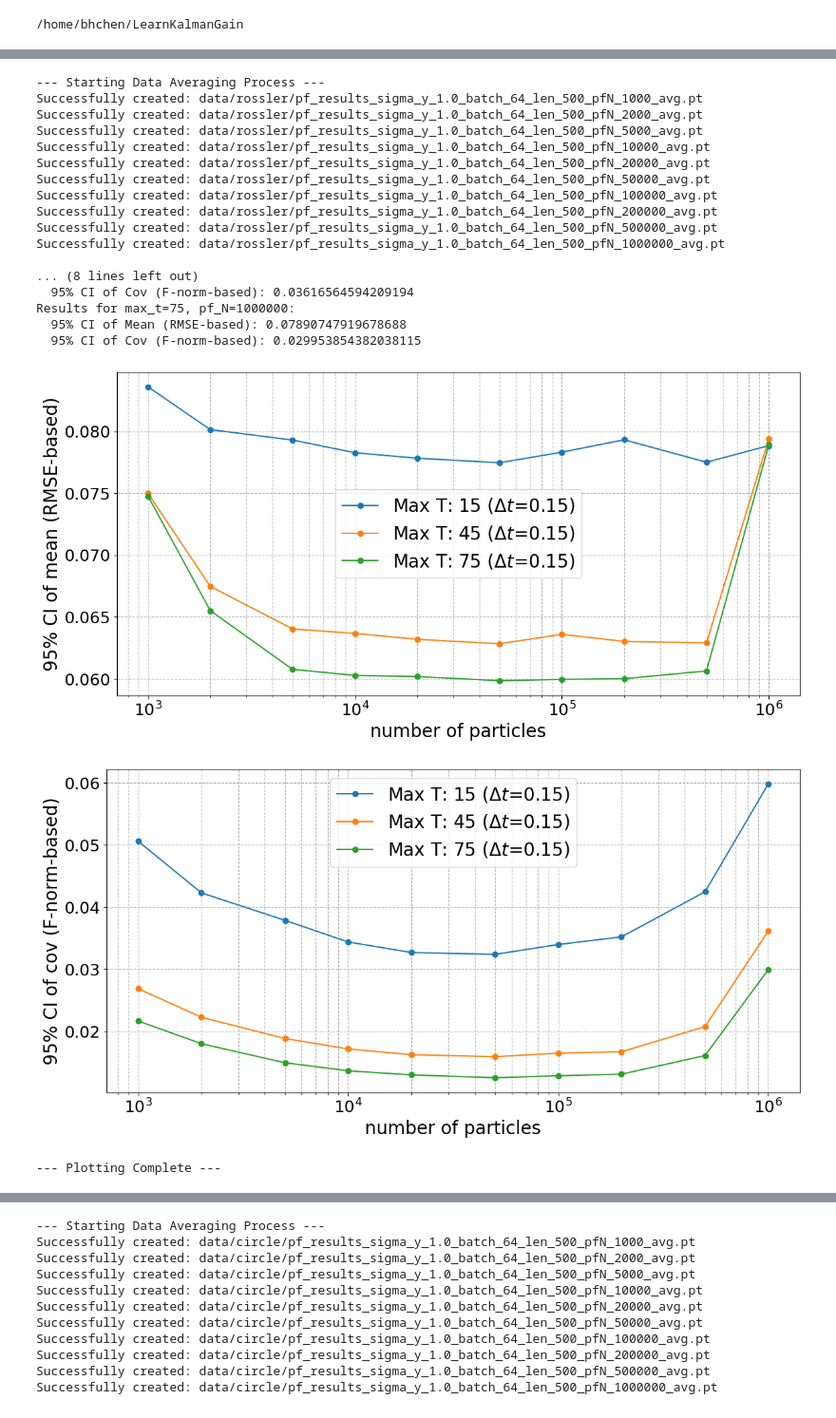
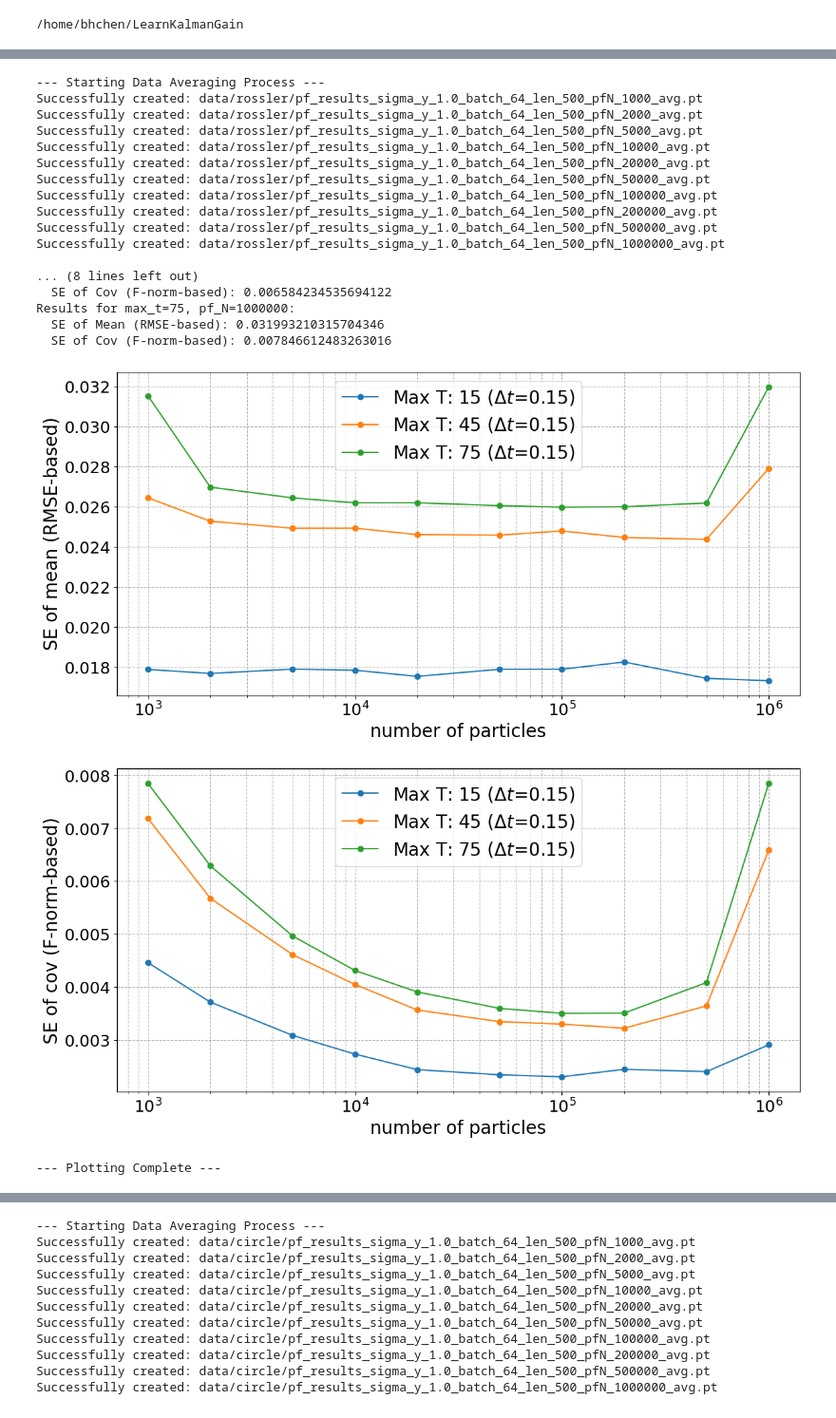
Before and after one commit to wispcarey/Proper-Scoring-Ensemble-Filter, a Jupyter notebook: test_notebooks/pf_exam.ipynb, the cells around one changed output, grey strips where cells are left out. Shown at 95% size. Drawn from its saved outputs; the diff is of its cells as text; code cells hidden in the pictures.

```diff
--- a/test_notebooks/pf_exam.ipynb
+++ b/test_notebooks/pf_exam.ipynb
@@ -52,7 +52,7 @@ for pf_N in pf_N_list:
 print("\n--- Data Averaging Complete ---\n")
 
 
-# --- Part 2: Calculate 95% CI and Plot Results ---
+# --- Part 2: Calculate SE and Plot Results ---
 print("--- Starting Plotting Process ---")
 
 fig1 = plt.figure(figsize=(12, 6))
@@ -65,8 +65,8 @@ ax2.set_xscale('log')
 num_seeds = len(seed_list)
 
 for max_t in max_t_list:
-    ci_95_mean_list = []
-    ci_95_cov_list = []
+    SE_mean_list = []
+    SE_cov_list = []
     for pf_N in pf_N_list:
         mean_list = []
         cov_list =[]
@@ -83,31 +83,31 @@ for max_t in max_t_list:
         error_mean = mean_tensor - avg_mean_across_seeds
         rmse_tensor = torch.sqrt(torch.mean(error_mean**2, dim=-1))
         se_of_rmse = torch.std(rmse_tensor, dim=0) / math.sqrt(num_seeds)
-        ci_95_mean_list.append(1.96 * se_of_rmse.mean().item())
+        SE_mean_list.append( se_of_rmse.mean().item())
 
         avg_cov_across_seeds = torch.mean(cov_tensor, dim=0, keepdim=True)
         error_cov = cov_tensor - avg_cov_across_seeds
         fnorm_tensor = torch.linalg.norm(error_cov, ord='fro', dim=(-2, -1))
         se_of_fnorm = torch.std(fnorm_tensor, dim=0) / math.sqrt(num_seeds)
-        ci_95_cov_list.append(1.96 * se_of_fnorm.mean().item())
+        SE_cov_list.append( se_of_fnorm.mean().item())
 
         max_T = int(max_t * 0.15)
         if pf_N == 1000000:
             print(f"Results for max_t={max_T}, pf_N={pf_N}:")
-            print(f"  95% CI of Mean (RMSE-based): {ci_95_mean_list[-1]}")
-            print(f"  95% CI of Cov (F-norm-based): {ci_95_cov_list[-1]}")
+            print(f"  SE of Mean (RMSE-based): {SE_mean_list[-1]}")
+            print(f"  SE of Cov (F-norm-based): {SE_cov_list[-1]}")
 
-    ax1.plot(pf_N_list, ci_95_mean_list, marker='o', linestyle='-', label=fr"Max T: {max_T} ($\Delta t$=0.15)")
-    ax2.plot(pf_N_list, ci_95_cov_list, marker='o', linestyle='-', label=fr"Max T: {max_T} ($\Delta t$=0.15)")
+    ax1.plot(pf_N_list, SE_mean_list, marker='o', linestyle='-', label=fr"Max T: {max_T} ($\Delta t$=0.15)")
+    ax2.plot(pf_N_list, SE_cov_list, marker='o', linestyle='-', label=fr"Max T: {max_T} ($\Delta t$=0.15)")
 
 ax1.set_xlabel("number of particles", fontsize=20)
-ax1.set_ylabel("95% CI of mean (RMSE-based)", fontsize=20)
+ax1.set_ylabel("SE of mean (RMSE-based)", fontsize=20)
 ax1.legend(fontsize=20)
 ax1.tick_params(axis='both', which='major', labelsize=18)
 ax1.grid(True, which="both", ls="--")
 
 ax2.set_xlabel("number of particles", fontsize=20)
-ax2.set_ylabel("95% CI of cov (F-norm-based)", fontsize=20)
+ax2.set_ylabel("SE of cov (F-norm-based)", fontsize=20)
 ax2.legend(fontsize=20)
 ax2.tick_params(axis='both', which='major', labelsize=18)
 ax2.grid(True, which="both", ls="--")
@@ -189,7 +189,7 @@ for pf_N in pf_N_list:
 print("\n--- Data Averaging Complete ---\n")
 
 
-# --- Part 2: Calculate 95% CI and Plot Results ---
+# --- Part 2: Calculate SE and Plot Results ---
 print("--- Starting Plotting Process ---")
 
 fig1 = plt.figure(figsize=(12, 6))
@@ -202,8 +202,8 @@ ax2.set_xscale('log')
 num_seeds = len(seed_list)
 
 for max_t in max_t_list:
-    ci_95_mean_list = []
-    ci_95_cov_list = []
+    SE_mean_list = []
+    SE_cov_list = []
     for pf_N in pf_N_list:
         mean_list = []
         cov_list =[]
@@ -223,61 +223,61 @@ for max_t in max_t_list:
         error_mean = mean_tensor - avg_mean_across_seeds
         rmse_tensor = torch.sqrt(torch.mean(error_mean**2, dim=-1))
         se_of_rmse = torch.std(rmse_tensor, dim=0) / math.sqrt(num_seeds)
-        ci_95_mean_list.append(1.96 * se_of_rmse.mean().item())
+        SE_mean_list.append( se_of_rmse.mean().item())
 
         avg_cov_across_seeds = torch.mean(cov_tensor, dim=0, keepdim=True)
         error_cov = cov_tensor - avg_cov_across_seeds
         fnorm_tensor = torch.linalg.norm(error_cov, ord='fro', dim=(-2, -1))
         se_of_fnorm = torch.std(fnorm_tensor, dim=0) / math.sqrt(num_seeds)
-        ci_95_cov_list.append(1.96 * se_of_fnorm.mean().item())
+        SE_cov_list.append( se_of_fnorm.mean().item())
 
         max_T = int(max_t * 0.15)
         if pf_N == 1000000:
             print(f"Results for max_t={max_T}, pf_N={pf_N}:")
-            print(f"  95% CI of Mean (RMSE-based): {ci_95_mean_list[-1]}")
-            print(f"  95% CI of Cov (F-norm-based): {ci_95_cov_list[-1]}")
+            print(f"  SE of Mean (RMSE-based): {SE_mean_list[-1]}")
+            print(f"  SE of Cov (F-norm-based): {SE_cov_list[-1]}")
 
-    ax1.plot(pf_N_list, ci_95_mean_list, marker='o', linestyle='-', label=fr"Max T: {max_T} ($\Delta t$=0.15)")
-    ax2.plot(pf_N_list, ci_95_cov_list, marker='o', linestyle='-', label=fr"Max T: {max_T} ($\Delta t$=0.15)")
+    ax1.plot(pf_N_list, SE_mean_list, marker='o', linestyle='-', label=fr"Max T: {max_T} ($\Delta t$=0.15)")
+    ax2.plot(pf_N_list, SE_cov_list, marker='o', linestyle='-', label=fr"Max T: {max_T} ($\Delta t$=0.15)")
 
 ax1.set_xlabel("number of particles", fontsize=20)
-ax1.set_ylabel("95% CI of mean (RMSE-based)", fontsize=20)
+ax1.set_ylabel("SE of mean (RMSE-based)", fontsize=20)
 ax1.legend(fontsize=20)
 ax1.tick_params(axis='both', which='major', labelsize=18)
 ax1.grid(True, which="both", ls="--")
 
 ax2.set_xlabel("number of particles", fontsize=20)
-ax2.set_ylabel("95% CI of cov (F-norm-based)", fontsize=20)
+ax2.set_ylabel("SE of cov (F-norm-based)", fontsize=20)
 ax2.legend(fontsize=20)
 ax2.tick_params(axis='both', which='major', labelsize=18)
 ax2.grid(True, which="both", ls="--")
 
 fig1.tight_layout()
 fig2.tight_layout()
 
 plt.show()
 
 print("\n--- Plotting Complete ---")
 # %% [output]
 --- Starting Data Averaging Process ---
 Successfully created: data/rossler/pf_results_sigma_y_1.0_batch_64_len_500_pfN_1000_avg.pt
 Successfully created: data/rossler/pf_results_sigma_y_1.0_batch_64_len_500_pfN_2000_avg.pt
 Successfully created: data/rossler/pf_results_sigma_y_1.0_batch_64_len_500_pfN_5000_avg.pt
 Successfully created: data/rossler/pf_results_sigma_y_1.0_batch_64_len_500_pfN_10000_avg.pt
 Successfully created: data/rossler/pf_results_sigma_y_1.0_batch_64_len_500_pfN_20000_avg.pt
 Successfully created: data/rossler/pf_results_sigma_y_1.0_batch_64_len_500_pfN_50000_avg.pt
 Successfully created: data/rossler/pf_results_sigma_y_1.0_batch_64_len_500_pfN_100000_avg.pt
 Successfully created: data/rossler/pf_results_sigma_y_1.0_batch_64_len_500_pfN_200000_avg.pt
 Successfully created: data/rossler/pf_results_sigma_y_1.0_batch_64_len_500_pfN_500000_avg.pt
 Successfully created: data/rossler/pf_results_sigma_y_1.0_batch_64_len_500_pfN_1000000_avg.pt
 
 ... (8 lines left out)
-  95% CI of Cov (F-norm-based): 0.03616564594209194
+  SE of Cov (F-norm-based): 0.006584234535694122
 Results for max_t=75, pf_N=1000000:
-  95% CI of Mean (RMSE-based): 0.07890747919678688
-  95% CI of Cov (F-norm-based): 0.029953854382038115
+  SE of Mean (RMSE-based): 0.031993210315704346
+  SE of Cov (F-norm-based): 0.007846612483263016
-[figure, old version]
+[figure, new version]
-[figure, old version]
+[figure, new version]
 --- Plotting Complete ---
 # %%
 import torch
```
Also changed, not shown: parts of 5 cells of this notebook, 10 other files.
